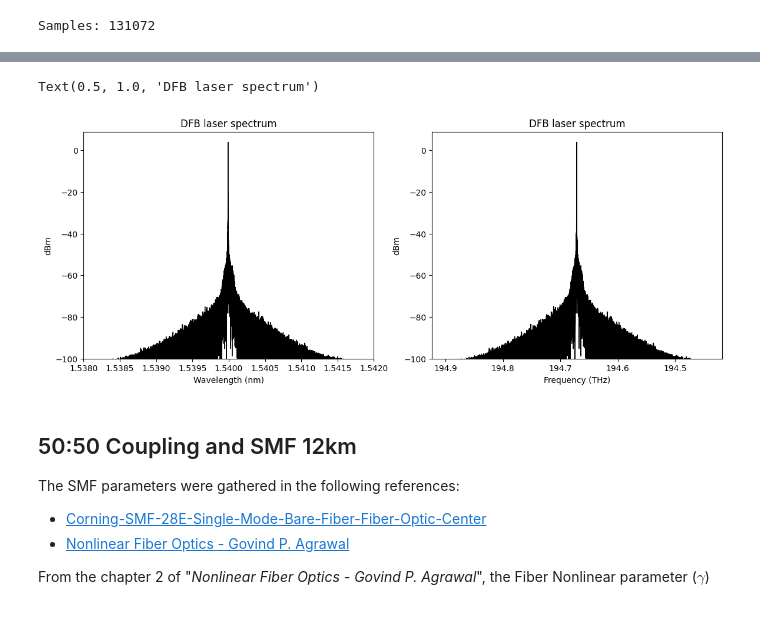
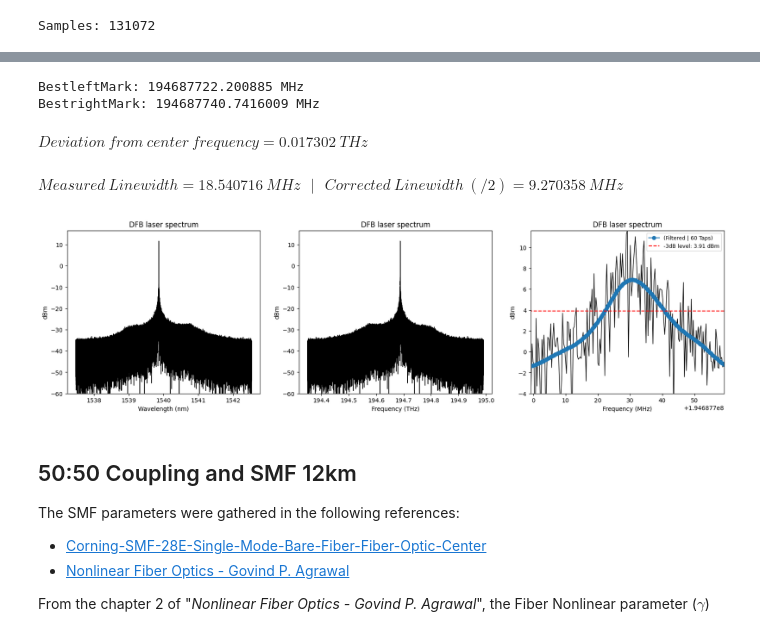
Before and after one commit to CaioRodrigues200/Laser-Study, a Jupyter notebook: Projects/Delayed_Self_Heterodyne/Delayed_Self_Heterodyne.ipynb, the cells around one changed output, grey strips where cells are left out. Saved outputs shown, nothing was run; the diff lists cells and outputs as text; code cells hidden in the pictures.

```diff
--- a/Projects/Delayed_Self_Heterodyne/Delayed_Self_Heterodyne.ipynb
+++ b/Projects/Delayed_Self_Heterodyne/Delayed_Self_Heterodyne.ipynb
@@ -145,26 +147,81 @@ Power (mW): 2.748739264872846
 # %%
-fig, ax = plt.subplots(1,2)
+fig, ax = plt.subplots(1,3)
 fig.set_figheight(5)
-fig.set_figwidth(14)
+fig.set_figwidth(20)
 
-freq, spectrum = get_spectrum(laser1.e_out, Fs=Fs, Fc=c/laser1.lmbd)
-ax[0].plot(freq*1e9, spectrum, color='black',linewidth = 1)
-ax[0].set_xlim(1.538,1.542)
-ax[0].set_ylim(-100,np.max(spectrum)+5)
+spectrum = np.abs(np.fft.fft(loadede_out,norm='forward'))
+freq = np.fft.fftfreq(len(loadedt),d=1/Fs)
+ax[0].plot(c/(freq+c/loadedlmbd)*1e9, 10*np.log10(1e3*spectrum), color='black',linewidth = 1)
+# ax[0].set_xlim(1538,1542)
+ax[0].set_ylim(-60,np.max(10*np.log10(1e3*spectrum))+5)
 ax[0].set_ylabel('dBm')
 ax[0].set_xlabel('Wavelength (nm)')
 ax[0].set_title('DFB laser spectrum')
 
-freq, spectrum = get_spectrum(laser1.e_out, Fs=Fs, Fc=c/laser1.lmbd, xunits='hz')
-ax[1].plot(freq*1e-12, spectrum, color='black',linewidth = 1)
-ax[1].set_xlim(c/1.538*1e-6,c/1.542*1e-6)
-ax[1].set_ylim(-100,np.max(spectrum)+5)
+spectrum = np.abs(np.fft.fft(loadede_out,norm='forward'))
+freq = np.fft.fftfreq(len(loadedt),d=1/Fs)
+ax[1].plot((freq+c/loadedlmbd)*1e-12, 10*np.log10(1e3*spectrum), color='black',linewidth = 1)
+# ax[0].set_xlim(1538,1542)
+ax[1].set_ylim(-60,np.max(10*np.log10(1e3*spectrum))+5)
 ax[1].set_ylabel('dBm')
 ax[1].set_xlabel('Frequency (THz)')
 ax[1].set_title('DFB laser spectrum')
+
+DeviationFreq = freq[np.argmax(spectrum)]
+centerFreq = c/loadedlmbd + DeviationFreq
+cutLims = [centerFreq - 1000e6 , centerFreq + 1000e6]
+
+spectrum = np.concatenate((spectrum[int(len(freq)/2):],spectrum[:int(len(freq)/2)]))
+freq = np.concatenate((freq[int(len(freq)/2):],freq[:int(len(freq)/2)]))
+initFreq = int((cutLims[0]-freq[0]-(c/loadedlmbd))/(freq[-1]-freq[0])*len(freq))
+endFreq = int((cutLims[1]-freq[0]-(c/loadedlmbd))/(freq[-1]-freq[0])*len(freq))
+
+freq = (freq+c/loadedlmbd)[initFreq:endFreq]
+spectrum =  10*np.log10(1e3*spectrum[initFreq:endFreq])
+
+# Filter spectrum
+Ntaps = 60
+b = signal.firwin(numtaps = Ntaps, cutoff = 1e-5, window='hamming')
+FilteredSpec = firFilter(b, spectrum)[Ntaps:-Ntaps]
+
+ax[2].plot(freq*1e-6, spectrum, color='black',linewidth = 1)
+ax[2].plot(freq[Ntaps:-Ntaps]*1e-6,FilteredSpec,'-o', label=f'(Filtered | {Ntaps} Taps)')
+ax[2].hlines(np.max(FilteredSpec)-3,xmin=cutLims[0]*1e-6, xmax=cutLims[1]*1e-6, color='red', linestyle='--', label=f'-3dB level: {np.round(np.max(FilteredSpec)-3,2)} dBm')
+ax[2].set_xlim(centerFreq*1e-6 - 30 , centerFreq*1e-6 + 30)
+ax[2].set_ylim(-4,np.max(spectrum)-0)
+ax[2].set_ylabel('dBm')
+ax[2].set_xlabel('Frequency (MHz)')
+ax[2].set_title('DFB laser spectrum')
+ax[2].legend(fontsize=9)
+
+BestrightMark = 0
+BestleftMark = 0
+
+freq = freq[Ntaps:-Ntaps]
+
+for i in range(len(FilteredSpec)-1):
+    if FilteredSpec[i+1] > np.max(FilteredSpec)-3 and FilteredSpec[i] <= np.max(FilteredSpec)-3:
+        # print(f'leftMark between {np.round(freq[i]*1e-6,2)} and {np.round(freq[i+1]*1e-6,2)} MHz')
+        leftMark = (np.max(FilteredSpec)-3-FilteredSpec[i])/(FilteredSpec[i+1]-FilteredSpec[i]) * (freq[i+1]-freq[i]) + freq[i]
+        if (np.abs(leftMark-centerFreq) <= np.abs(BestleftMark-centerFreq) and leftMark < centerFreq):
+            BestleftMark = leftMark
+            print(f'BestleftMark: {BestleftMark*1e-6} MHz')
+    elif FilteredSpec[i+1] <= np.max(FilteredSpec)-3 and FilteredSpec[i] > np.max(FilteredSpec)-3:
+        # print(f'rightMark between {np.round(freq[i]*1e-6,2)} and {np.round(freq[i+1]*1e-6,2)} MHz')
+        rightMark = (np.max(FilteredSpec)-3-FilteredSpec[i])/(FilteredSpec[i+1]-FilteredSpec[i]) * (freq[i+1]-freq[i]) + freq[i]
+        if (np.abs(rightMark-centerFreq) <= np.abs(BestrightMark-centerFreq) and rightMark > centerFreq):
+            BestrightMark = rightMark
+            print(f'BestrightMark: {BestrightMark*1e-6} MHz')
+
+delF = BestrightMark*1e-6-BestleftMark*1e-6
+display(Math('Deviation~from~center~frequency = %5.6f~THz' %(DeviationFreq*1e-12)))
+display(Math('Measured~Linewidth = %5.6f~MHz~~~|~~~Corrected~Linewidth~(/2) = %5.6f~MHz' %(delF,delF/2)))
 # %% [output]
-Text(0.5, 1.0, 'DFB laser spectrum')
+BestleftMark: 194687722.200885 MHz
+BestrightMark: 194687740.7416009 MHz
+$\displaystyle Deviation~from~center~frequency = 0.017302~THz$
+$\displaystyle Measured~Linewidth = 18.540716~MHz~~~|~~~Corrected~Linewidth~(/2) = 9.270358~MHz$
-[figure, old version]
+[figure, new version]
 # %% [markdown]
 ## 50:50 Coupling and SMF 12km
 
```
Also changed, not shown: parts of 15 cells of this notebook, 2 other files.
